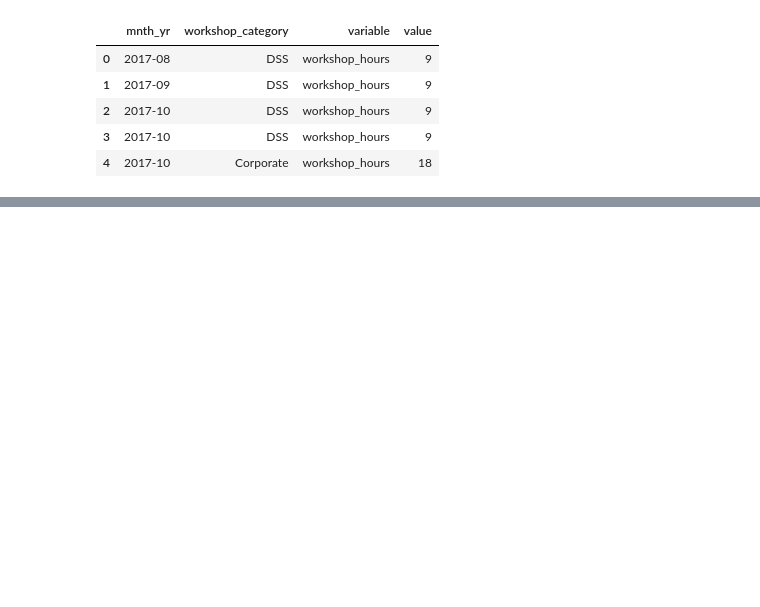
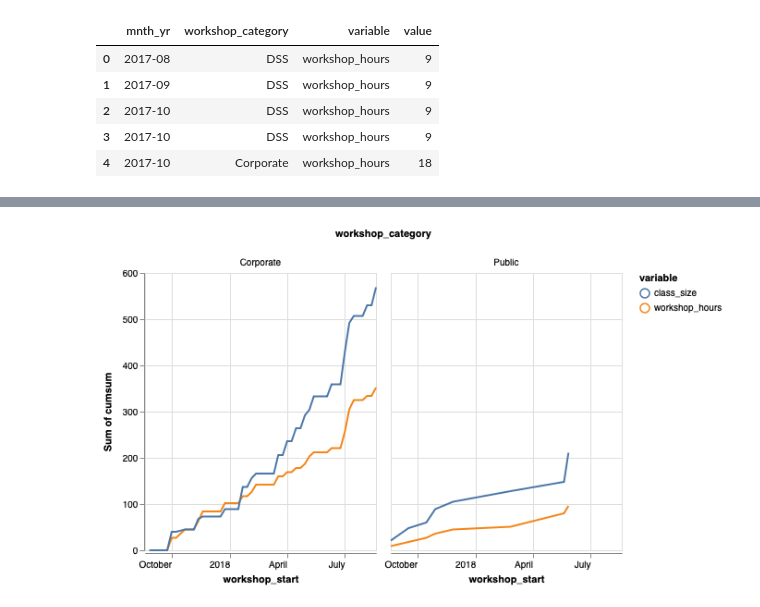
Before and after one commit to onlyphantom/pedagogy, a Jupyter notebook: altair.ipynb, the cells around one changed output, grey strips where cells are left out. Saved outputs shown, nothing was run; the diff lists cells and outputs as text; code cells hidden in the pictures; blank space fills up the shorter version.

```diff
--- a/altair.ipynb
+++ b/altair.ipynb
@@ -118,0 +178,11 @@ alt.Chart(melted).mark_bar().encode(
+# %%
+alt.Chart(melted).mark_line().encode(
+    column='workshop_category',
+    x=alt.X("workshop_start"),
+    y=alt.Y("sum(cumsum)"),
+    color=alt.Color("variable")
+).properties(
+    width=250
+)
+# %% [output]
+[figure, added]
```
Also changed, not shown: parts of 14 cells of this notebook.
